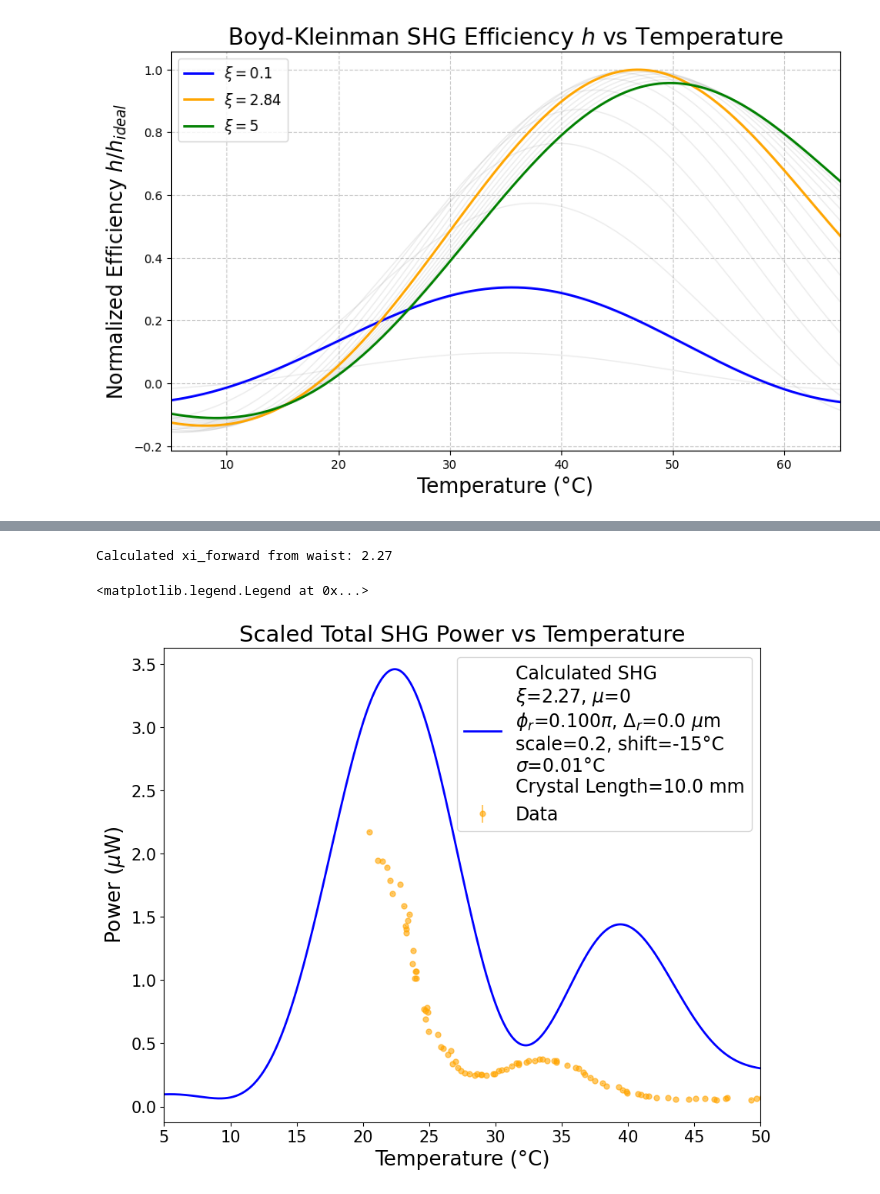
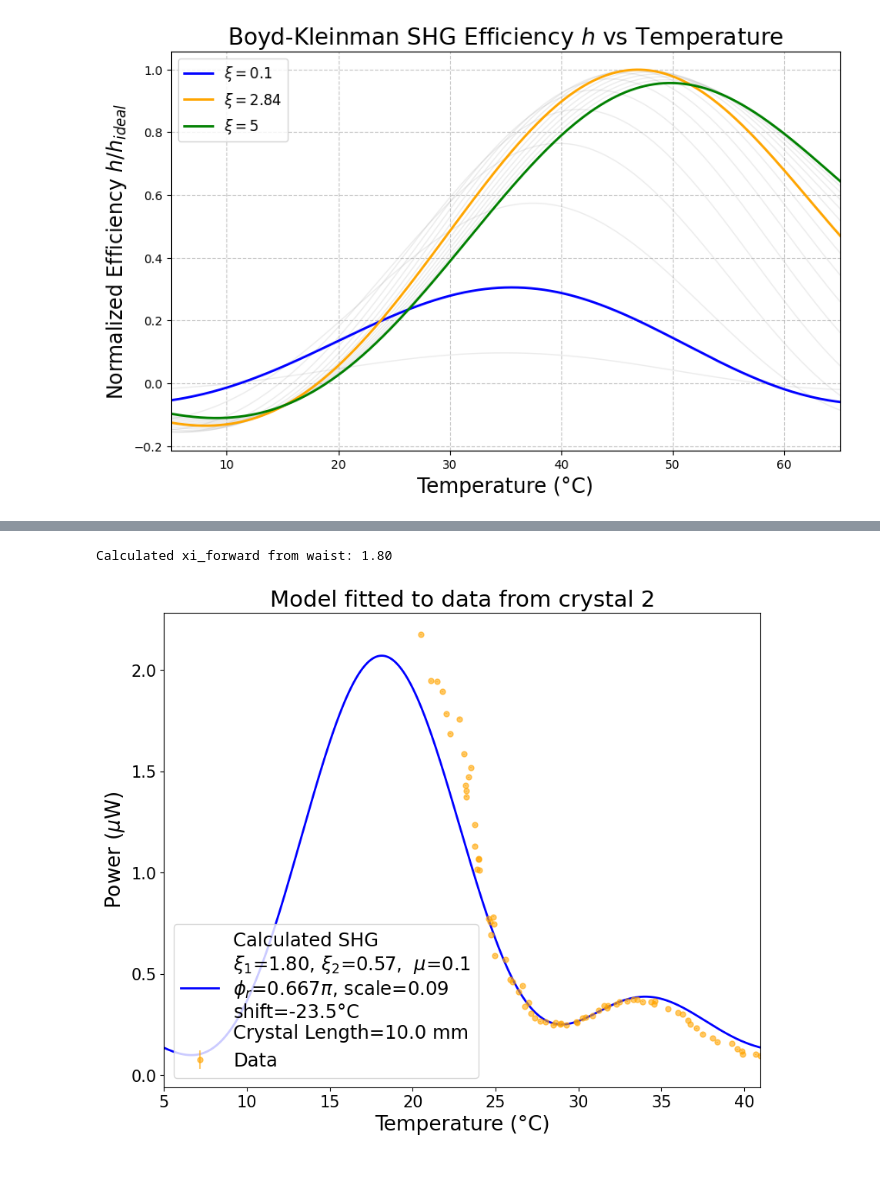
Before and after one commit to qpit/Eskild-Project-2026, a Jupyter notebook: main_document.ipynb, the cells around one changed output, grey strips where cells are left out. Cells and saved outputs as stored; diff of their text form; code cells hidden in the pictures.

```diff
--- a/main_document.ipynb
+++ b/main_document.ipynb
@@ -1160,79 +1132,51 @@ def xi_from_waist(waist, wavelength):
     return L / b
 waist = 33e-6  # 33 microns
 xi_forward = xi_from_waist(waist, lamb_omega)
+xi_forward = 1.8
 print(f"Calculated xi_forward from waist: {xi_forward:.2f}")
 d_distance = 0.0
 R_mirror = 0.01
-phi_r = 1/10*np.pi
-mus = 0
+phi_r = 4/6*np.pi
+mus = 0.1
 P_in = 41e-3
-scale = 1/5
+scale = 1/11
 temperature_broadening_sigma = 0.01
-temperature_shift = -15  # Enter your manual temperature offset here in °C
+temperature_shift = -23.5
 L_use = L
 
 T_sub, total_efficiency, A_forward, A_backward, xi_backward, P_fin = calculate_scaled_A2omega(
     sim_temp_C, QPM, L_use, xi_forward, R_mirror, phi_r, mus=mus, n_omega=n_omega, n_2omega=n_2omega, Pin=P_in, scale_factor=scale
 )
 
 # Apply Phenomological Gaussian Broadening
 # 1. Figure out the spacing between your temperature points
 dT = T_sub[1] - T_sub[0]
 # 2. Convert standard deviation from °C to array indices (points)
 sigma_points = temperature_broadening_sigma / dT
 # 3. Apply convolution filter
 P_fin_broadened = gaussian_filter1d(P_fin, sigma=sigma_points)
 
 fig, ax = plt.subplots(figsize=(10, 8))
 
-# Plot nearby beam waists with distinct transparent colors
-import numpy as np
-
-alt_waists = np.array([
-    82.1, 47.8, 33.9,
-    31.4, 29.5, 29.4, 25.1, 24.0, 22.2
-])*1e-6
-alt_colors = np.array([
-    "blue",
-    "gray",
-    "gray",
-    "gray",
-    "purple",
-    "gray",
-    "gray",
-    "gray",
-    "yellow"
-])
-
-# for i, w in enumerate(alt_waists):
-#     xi_alt = xi_from_waist(w, lamb_omega)
-#     _, _, _, _, _, P_fin_alt = calculate_scaled_A2omega(
-#         sim_temp_C, QPM, L_use, xi_alt, n_omega, d_distance, R_mirror, phi_r, Delta_r, mus=mus, n_omega=n_omega, n_2omega=n_2omega, Pin=P_in, scale_factor=scale
-#     )
-#     P_fin_broadened_alt = gaussian_filter1d(P_fin_alt, sigma=sigma_points)
-#     ax.plot(T_sub + temperature_shift, P_fin_broadened_alt * 1e6 + power_uW.min(), color=alt_colors[i], alpha=0.5, lw=1.5, label=f'waist = {w*1e6:.1f} $\\mu$m')
-
 param_label = (
     f'Calculated SHG\n'
-    f'$\\xi$={xi_forward:.2f}, $\\mu$={mus}\n'
-    f'$\\phi_r$={(phi_r/np.pi):.3f}$\\pi$, $\\Delta_r$={Delta_r*1e6:.1f} $\\mu$m\n'
-    f'scale={scale}, shift={temperature_shift}°C\n'
-    f'$\\sigma$={temperature_broadening_sigma}°C\n'
+    f'$\\xi_1$={xi_forward:.2f}, $\\xi_2$={xi_backward:.2f},  $\\mu$={mus}\n'
+    f'$\\phi_r$={(phi_r/np.pi):.3f}$\\pi$, scale={(scale):.2f}\n'
+    f'shift={temperature_shift}°C\n'
     f'Crystal Length={L_use*1e3:.1f} mm'
 )
 
 # Plot the main broadened signal
-ax.plot(T_sub + temperature_shift, P_fin_broadened * 1e6 + power_uW.min(), label=param_label, color='blue', lw=2)
+ax.plot(T_sub + temperature_shift, P_fin_broadened * 1e6 + power_uW.min()+0.05, label=param_label, color='blue', lw=2)
 
-ax.set_title('Scaled Total SHG Power vs Temperature', fontsize=21)
+ax.set_title('Model fitted to data from crystal 2', fontsize=21)
 ax.errorbar(temperature, power_uW, yerr=SEM_power_uW, fmt='o', markersize=5, label='Data', color='orange', alpha=0.6)
 ax.set_xlabel('Temperature (°C)', fontsize=19)
 ax.set_ylabel('Power ($\\mu$W)', fontsize=19)
 ax.tick_params(axis='both', which='major', labelsize=15)
-ax.set_xlim(5, 50)
-ax.legend(fontsize=17)
-# plt.savefig(f'C:\\Users\\eskil\\OneDrive\\DTU\\6.sem\\bachelor_project\\figures\\crystal2_fit.pdf', dpi=500, bbox_inches='tight')
+ax.set_xlim(5, 41)
+ax.legend(fontsize=17.5, loc='lower left')
+plt.savefig(f'C:\\Users\\eskil\\OneDrive\\DTU\\6.sem\\bachelor_project\\figures\\crystal2_fit.pdf', dpi=500, bbox_inches='tight')
 # %% [output]
-Calculated xi_forward from waist: 2.27
+Calculated xi_forward from waist: 1.80
-<matplotlib.legend.Legend at 0x...>
-[figure, old version]
+[figure, new version]
```
Also changed, not shown: parts of 3 cells of this notebook.
